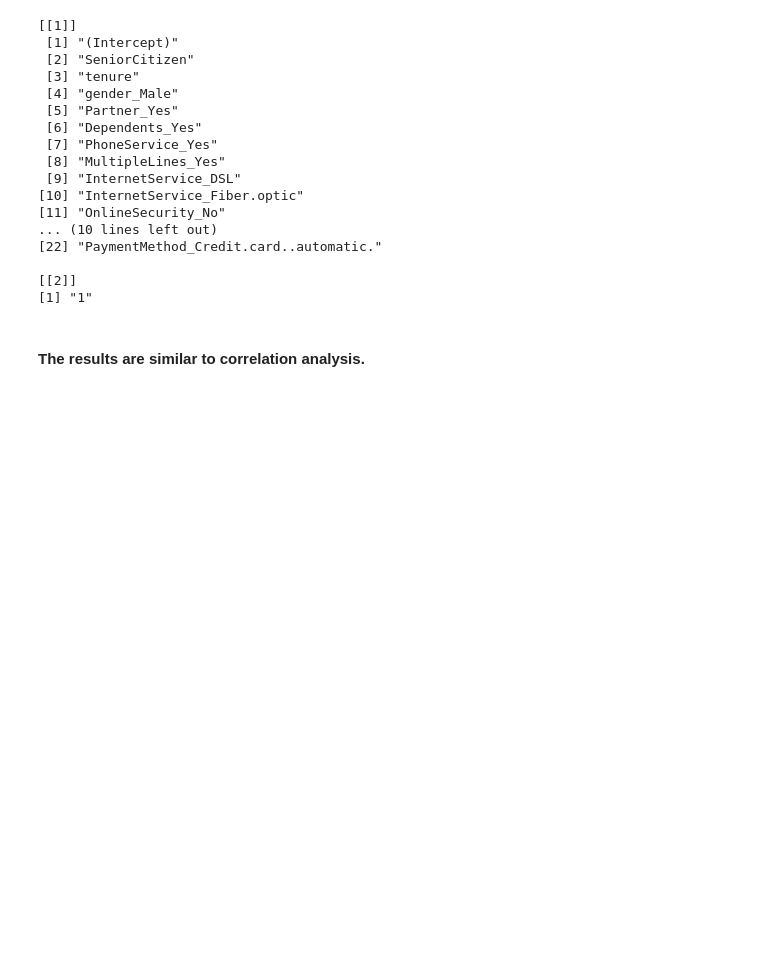
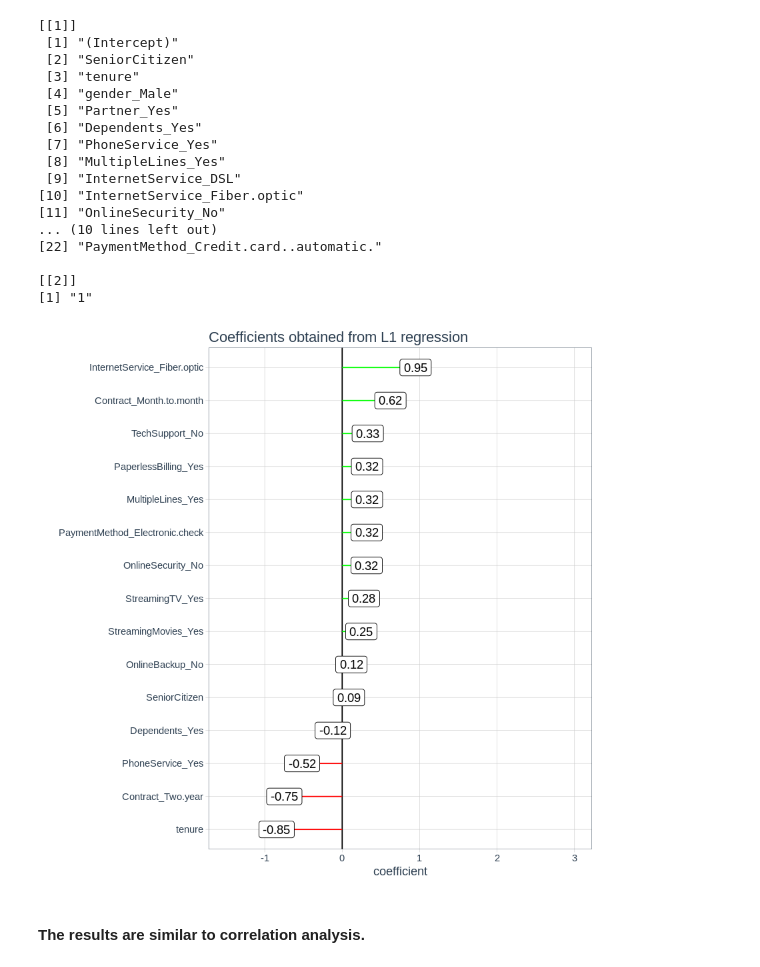
Before and after one commit to Arun-Vasist/customer-churn, a Jupyter notebook: Part_2_modelling.ipynb, the cells around one changed output. Drawn from its saved outputs; the diff is of its cells as text; code cells hidden in the pictures; blank space fills up the shorter version.

```diff
--- a/Part_2_modelling.ipynb
+++ b/Part_2_modelling.ipynb
@@ -218,15 +218,19 @@ tmp_coeffs@Dimnames
 # %%
 coeffs <- tibble(name = tmp_coeffs@Dimnames[[1]][tmp_coeffs@i + 1], coefficient = tmp_coeffs@x)%>% filter(name != '(Intercept)')
 
 coef_plot <- coeffs %>%
     mutate(name = name %>% as_factor() %>% fct_reorder(coefficient)) %>%
     ggplot(aes(x = coefficient, y = name)) +
     geom_vline(xintercept = 0) +
     geom_segment(aes(yend = name, xend = 0), color = ifelse(coeffs$coefficient >= 0 , 'green', 'red')) +
     geom_label(aes(label = round(coefficient, 2))) +
     expand_limits(x = c(-1.5,3)) +
     theme_tq()+
     labs(title = 'Coefficients obtained from L1 regression', y = '')
+
+coef_plot
+# %% [output]
+[figure, added]
 # %% [markdown]
 #### The results are similar to correlation analysis.
 # %%
```
Also changed, not shown: 1 other file.
